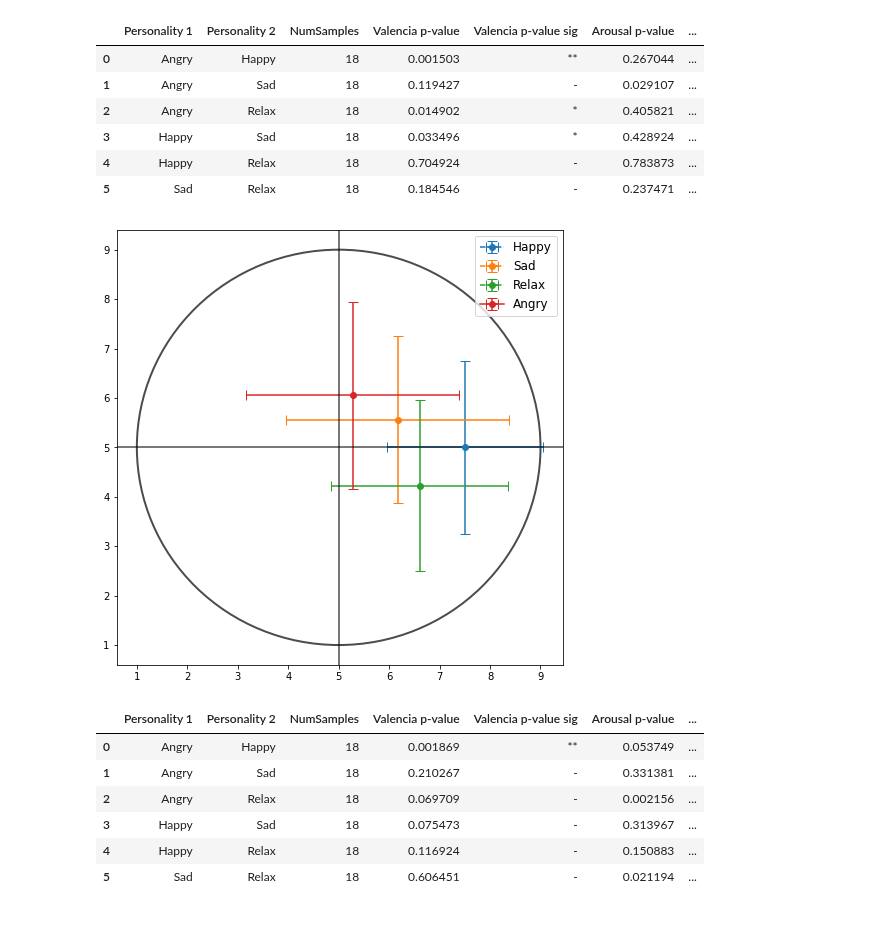
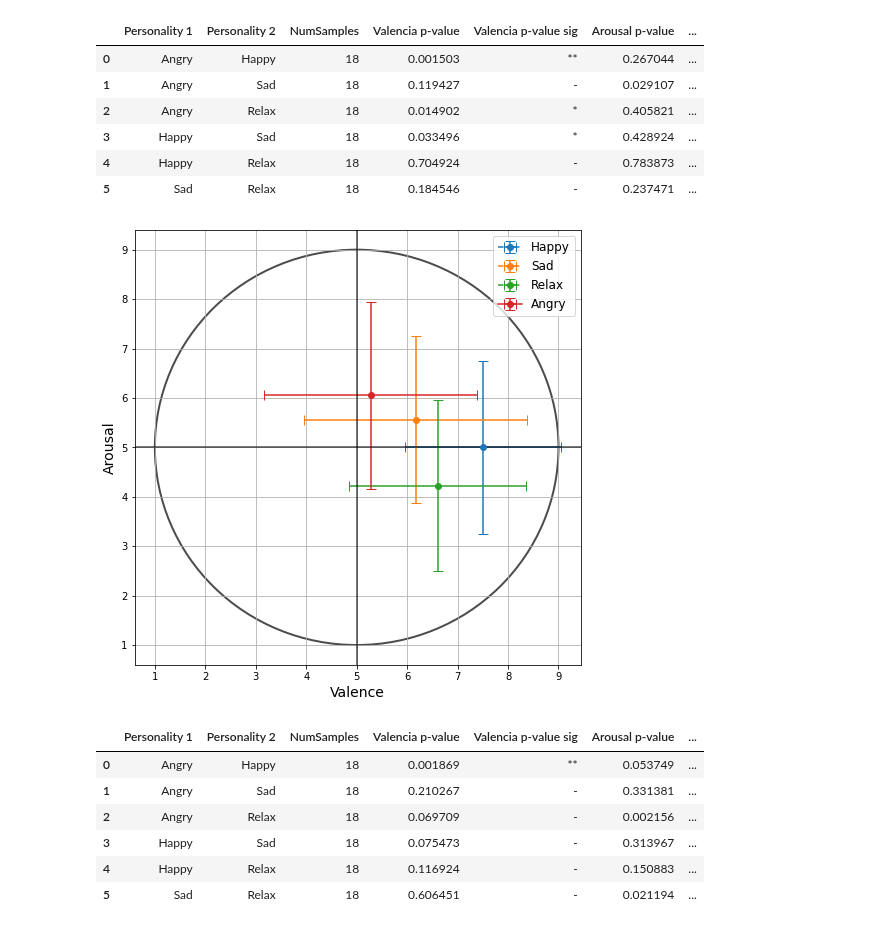
Before and after one commit to ASAPLableni/LableniBot, a Jupyter notebook: DataAnalysis/AnalysisQuest.ipynb, the cells around one changed output. Drawn from its saved outputs; the diff is of its cells as text; code cells hidden in the pictures.

```diff
--- a/DataAnalysis/AnalysisQuest.ipynb
+++ b/DataAnalysis/AnalysisQuest.ipynb
@@ -705,34 +708,37 @@ fig, ax = plt.subplots(figsize=(8, 8)) # note we must use plt.subplots, not plt.
 # (or if you have an existing figure)
 # fig = plt.gcf()
 # ax = fig.gca()
 
 plt.errorbar(df_happy["Question6"].mean(), df_happy["Question7"].mean(),
              xerr=df_happy["Question6"].std(), yerr=df_happy["Question7"].std(),
              marker='o', capsize=5, linestyle="--", label="Happy")
 
 plt.errorbar(df_sad["Question6"].mean(), df_sad["Question7"].mean(),
              xerr=df_sad["Question6"].std(), yerr=df_sad["Question7"].std(),
              marker='o', capsize=5, linestyle="--", label="Sad")
 
 plt.errorbar(df_relax["Question6"].mean(), df_relax["Question7"].mean(),
              xerr=df_relax["Question6"].std(), yerr=df_relax["Question7"].std(),
              marker='o', capsize=5, linestyle="--", label="Relax")
 
 plt.errorbar(df_angry["Question6"].mean(), df_angry["Question7"].mean(),
              xerr=df_angry["Question6"].std(), yerr=df_angry["Question7"].std(),
              marker='o', capsize=5, label="Angry")
 
 ax.add_patch(circle2)
 
 plt.axvline(5, c="black", alpha=0.7)
 plt.axhline(5, c="black", alpha=0.7)
+plt.grid()
 
 plt.legend(fontsize=12)
+plt.xlabel("Valence", fontsize=14)
+plt.ylabel("Arousal", fontsize=14)
 
 plt.savefig("Results/Images/SAMVH.pdf", dpi=300, format="pdf")
 plt.show()
 # %% [output]
-[figure, old version]
+[figure, new version]
 # %%
 personality_list = ["Angry", "Happy", "Sad", "Relax"]
 
```
Also changed, not shown: parts of 1 cell of this notebook, 2 other files.
